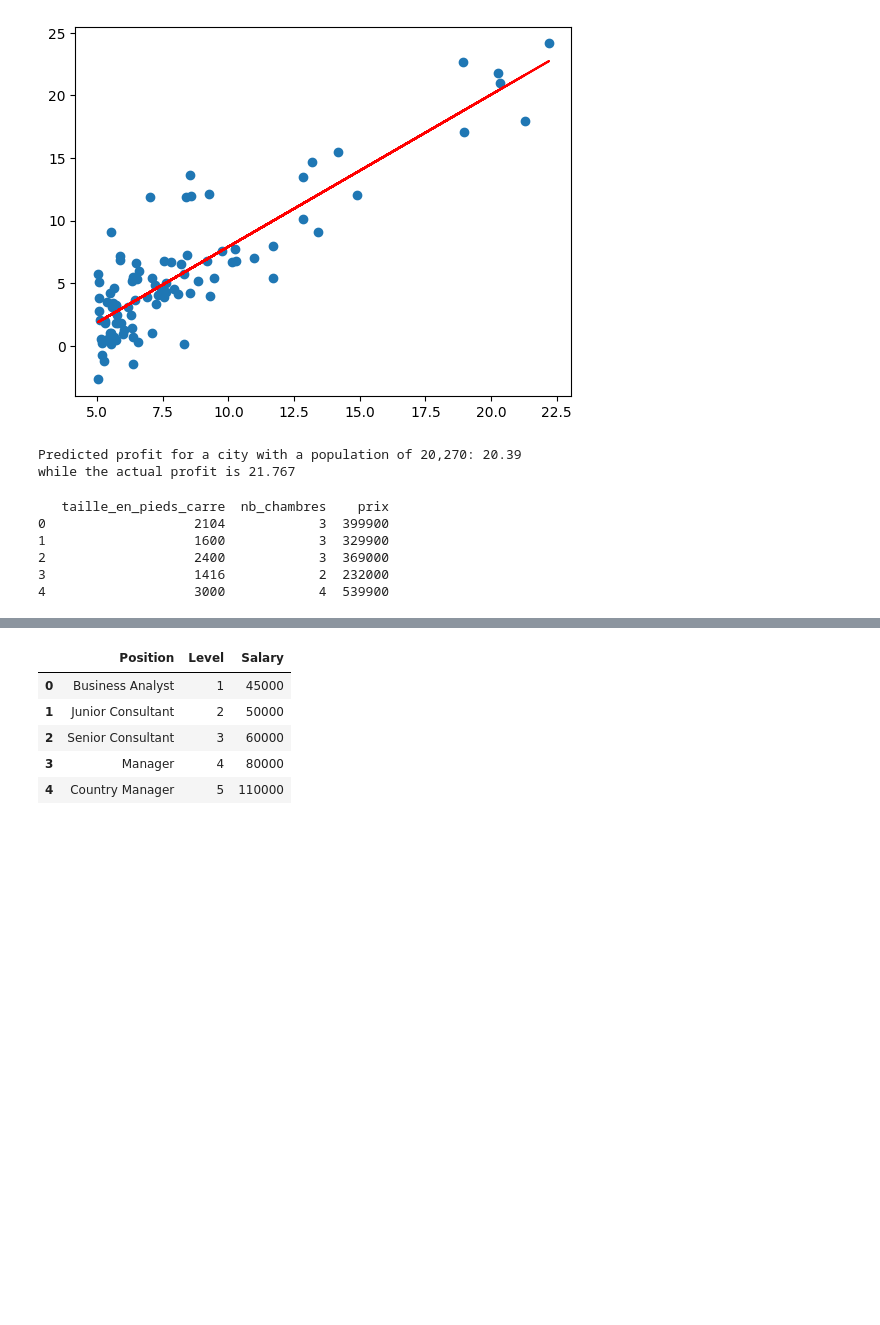
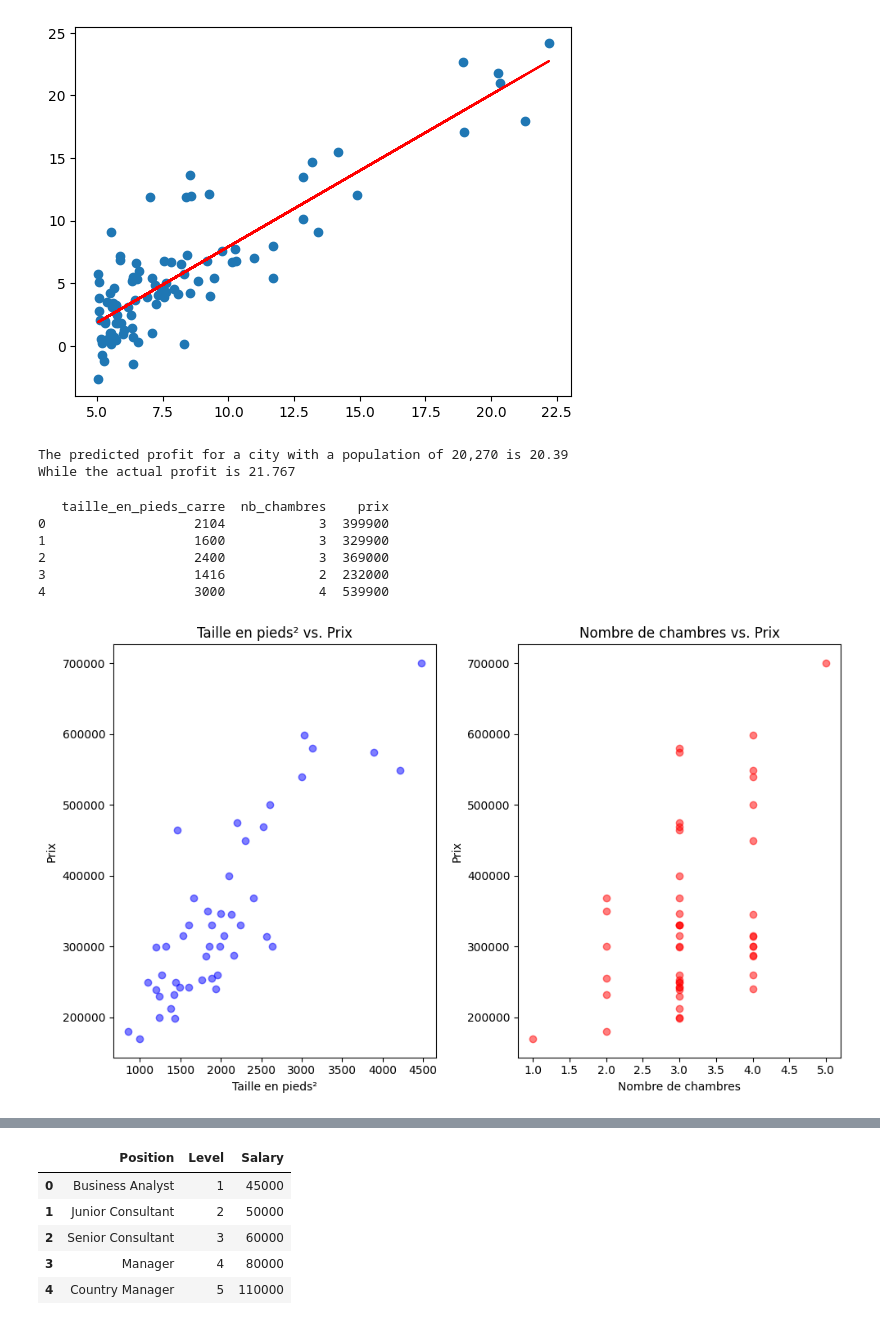
Before and after one commit to mo-hamedaziz/Machine-Learning-Labs, a Jupyter notebook: TP4/tp4.ipynb, the cells around one changed output, grey strips where cells are left out. Drawn from its saved outputs; the diff is of its cells as text; code cells hidden in the pictures; blank space fills up the shorter version.

```diff
--- a/TP4/tp4.ipynb
+++ b/TP4/tp4.ipynb
@@ -298,10 +325,10 @@ plt.show()
 # We can clearly see that the red line approaches almost all
 # the points of the data set as closely as possible.
 # %%
-print(f"Predicted profit for a city with a population of 20,270: {F(20.27):.2f}\nwhile the actual profit is 21.767")
+print(f"The predicted profit for a city with a population of 20,270 is {F(20.27):.2f}\nWhile the actual profit is 21.767")
 # %% [output]
-Predicted profit for a city with a population of 20,270: 20.39
-while the actual profit is 21.767
+The predicted profit for a city with a population of 20,270 is 20.39
+While the actual profit is 21.767
 # %%
 # Linear Regression: Multivariate (House price prediction)
 
@@ -321,3 +348,27 @@ Y = df["prix"]
 
 # Size and number of bedrooms : input variables
 X = df[['taille_en_pieds_carre','nb_chambres']]
+# %%
+# Create a scatter plot
+plt.figure(figsize=(10, 6))
+
+# Scatter plot for taille_en_pieds_carre vs. prix
+plt.subplot(1, 2, 1)
+plt.scatter(X['taille_en_pieds_carre'], Y, color='blue', alpha=0.5)
+plt.title('Taille en pieds² vs. Prix')
+plt.xlabel('Taille en pieds²')
+plt.ylabel('Prix')
+
+# Scatter plot for nb_chambres vs. prix
+plt.subplot(1, 2, 2)
+plt.scatter(X['nb_chambres'], Y, color='red', alpha=0.5)
+plt.title('Nombre de chambres vs. Prix')
+plt.xlabel('Nombre de chambres')
+plt.ylabel('Prix')
+
+plt.tight_layout()
+plt.show()
+
+# Question 5 : Visualiser les données avec un scatter plot. Interprétez le résultat.
+# %% [output]
+[figure, added]
```
Also changed, not shown: parts of 15 cells of this notebook.
